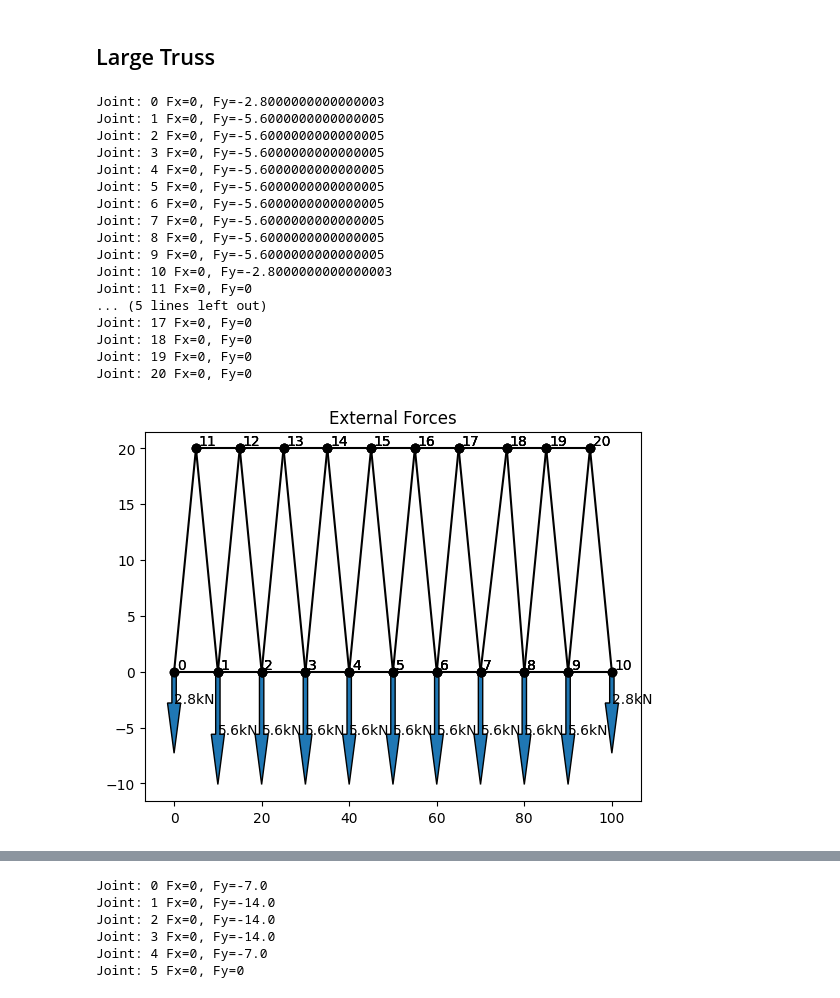
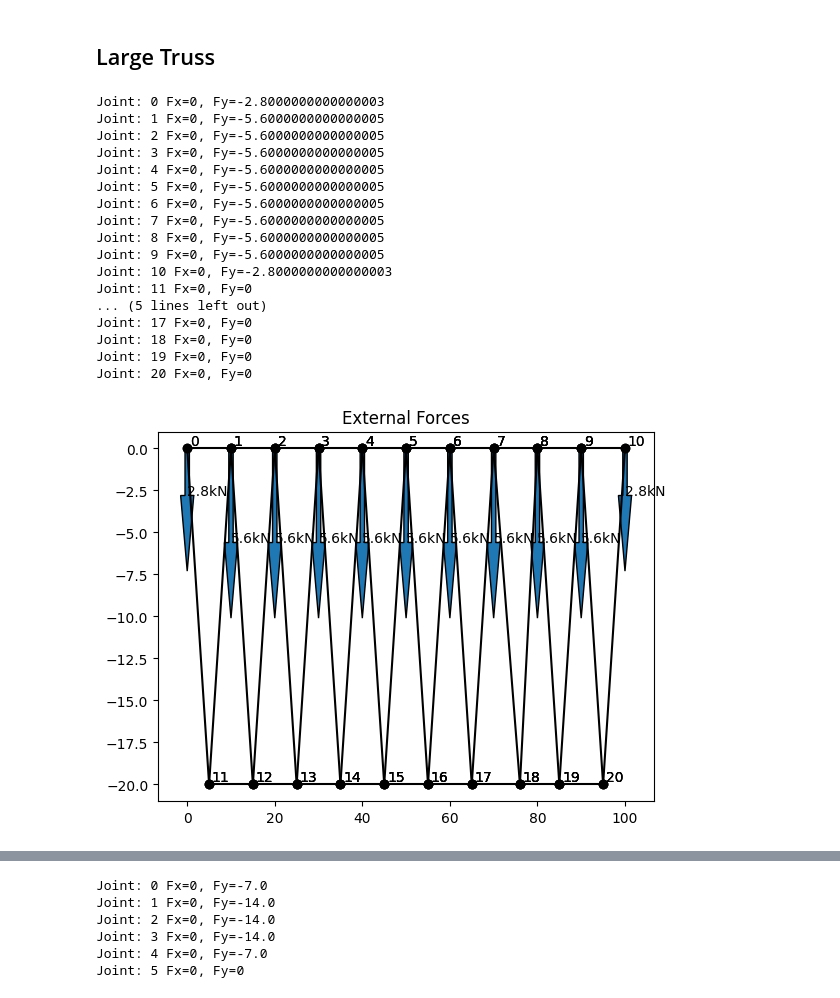
Before and after one commit to OLeather/truss-optimization, a Jupyter notebook: test.ipynb, the cells around one changed output, grey strips where cells are left out. Saved outputs shown, nothing was run; the diff lists cells and outputs as text; code cells hidden in the pictures.

```diff
--- a/test.ipynb
+++ b/test.ipynb
@@ -53,17 +47,16 @@ joints = [
     Joint(JointType.ROLLER, 14, 0, grounded=True), # 2
     Joint(JointType.GUSSET, 3.5, -20), # 3
     Joint(JointType.GUSSET, 10.5, -20)] # 4
-links = [(0, 1), (1,2), (0,3), (1,3), (1,4), (2,4), (3,4)]
-multipliers = [1, 1, 1, 1, 1, 1, 1]
+links = [Link(0, 1), Link(1,2), Link(0,3), Link(1,3), Link(1,4), Link(2,4), Link(3,4)]
+
 train_force = Force(fx=0, fy=-TRAIN_WEIGHT_PER_M * BRIDGE_LENGTH, joints_applied=[0, 1, 2])
 forces = [train_force]
 
-truss = Truss(joints, links, forces, multipliers)
+truss = Truss(joints, links, forces)
 truss.apply_external_forces()
 
-truss.print_forces()
 truss.plot("External Forces", plot_external=True, plot_member=False)
-cost, success = truss.solve()
+cost, success = truss.solve(print_solution=True)
 print(cost, success)
 truss.plot("Member Forces", plot_external=False, plot_member=True)
 # %% [output]
@@ -107,45 +100,45 @@ joints = [
     Joint(JointType.GUSSET, 80, 0), # 8
     Joint(JointType.GUSSET, 90, 0), # 9
     Joint(JointType.ROLLER, 100, 0, grounded=True), # 10
-    Joint(JointType.GUSSET, 5, 20), # 11
-    Joint(JointType.GUSSET, 15, 20), # 12
-    Joint(JointType.GUSSET, 25, 20), # 13
-    Joint(JointType.GUSSET, 35, 20), # 14
-    Joint(JointType.GUSSET, 45, 20), # 15
-    Joint(JointType.GUSSET, 55, 20), # 16
-    Joint(JointType.GUSSET, 65, 20), # 17
-    Joint(JointType.GUSSET, 76, 20), # 19
-    Joint(JointType.GUSSET, 85, 20), # 19
-    Joint(JointType.GUSSET, 95, 20)] # 20
+    Joint(JointType.GUSSET, 5, -20), # 11
+    Joint(JointType.GUSSET, 15, -20), # 12
+    Joint(JointType.GUSSET, 25, -20), # 13
+    Joint(JointType.GUSSET, 35, -20), # 14
+    Joint(JointType.GUSSET, 45, -20), # 15
+    Joint(JointType.GUSSET, 55, -20), # 16
+    Joint(JointType.GUSSET, 65, -20), # 17
+    Joint(JointType.GUSSET, 76, -20), # 19
+    Joint(JointType.GUSSET, 85, -20), # 19
+    Joint(JointType.GUSSET, 95, -20)] # 20
 links = [(0,1), (1,2), (2,3), (3,4), (4,5), (5,6), (6,7), (7,8), (8,9), (9,10), (0,11), (1,11), (1,12), (2,12), (2,13), (3,13), (3,14), (4,14), (4,15), (5,15), (5,16), (6,16), (6,17), (7,17), (7,18), (8,18), (8,19), (9,19), (9,20), (10,20), (11,12), (12,13), (13,14), (14,15), (15,16), (16,17), (17,18), (18,19), (19,20)]
-
+multipliers = [1] * len(links)
 train_force = Force(fx=0, fy=-TRAIN_WEIGHT_PER_M * BRIDGE_LENGTH, joints_applied=[0, 1, 2, 3, 4, 5, 6, 7, 8, 9, 10])
 forces = [train_force]
 
-truss = Truss(joints, links, forces)
+truss = Truss(joints, links, forces, multipliers)
 truss.apply_external_forces()
 
 truss.print_forces()
 truss.plot("External Forces", plot_external=True, plot_member=False)
-cost, success = truss.solve()
+cost, success = truss.solve(print_solution=True)
 print(cost, success)
 truss.plot("Member Forces", plot_external=False, plot_member=True)
 # %% [output]
 Joint: 0 Fx=0, Fy=-2.8000000000000003
 Joint: 1 Fx=0, Fy=-5.6000000000000005
 Joint: 2 Fx=0, Fy=-5.6000000000000005
 Joint: 3 Fx=0, Fy=-5.6000000000000005
 Joint: 4 Fx=0, Fy=-5.6000000000000005
 Joint: 5 Fx=0, Fy=-5.6000000000000005
 Joint: 6 Fx=0, Fy=-5.6000000000000005
 Joint: 7 Fx=0, Fy=-5.6000000000000005
 Joint: 8 Fx=0, Fy=-5.6000000000000005
 Joint: 9 Fx=0, Fy=-5.6000000000000005
 Joint: 10 Fx=0, Fy=-2.8000000000000003
 Joint: 11 Fx=0, Fy=0
 ... (5 lines left out)
 Joint: 17 Fx=0, Fy=0
 Joint: 18 Fx=0, Fy=0
 Joint: 19 Fx=0, Fy=0
 Joint: 20 Fx=0, Fy=0
-[figure, old version]
+[figure, new version]
```
Also changed, not shown: parts of 5 cells of this notebook, 1 other file.
